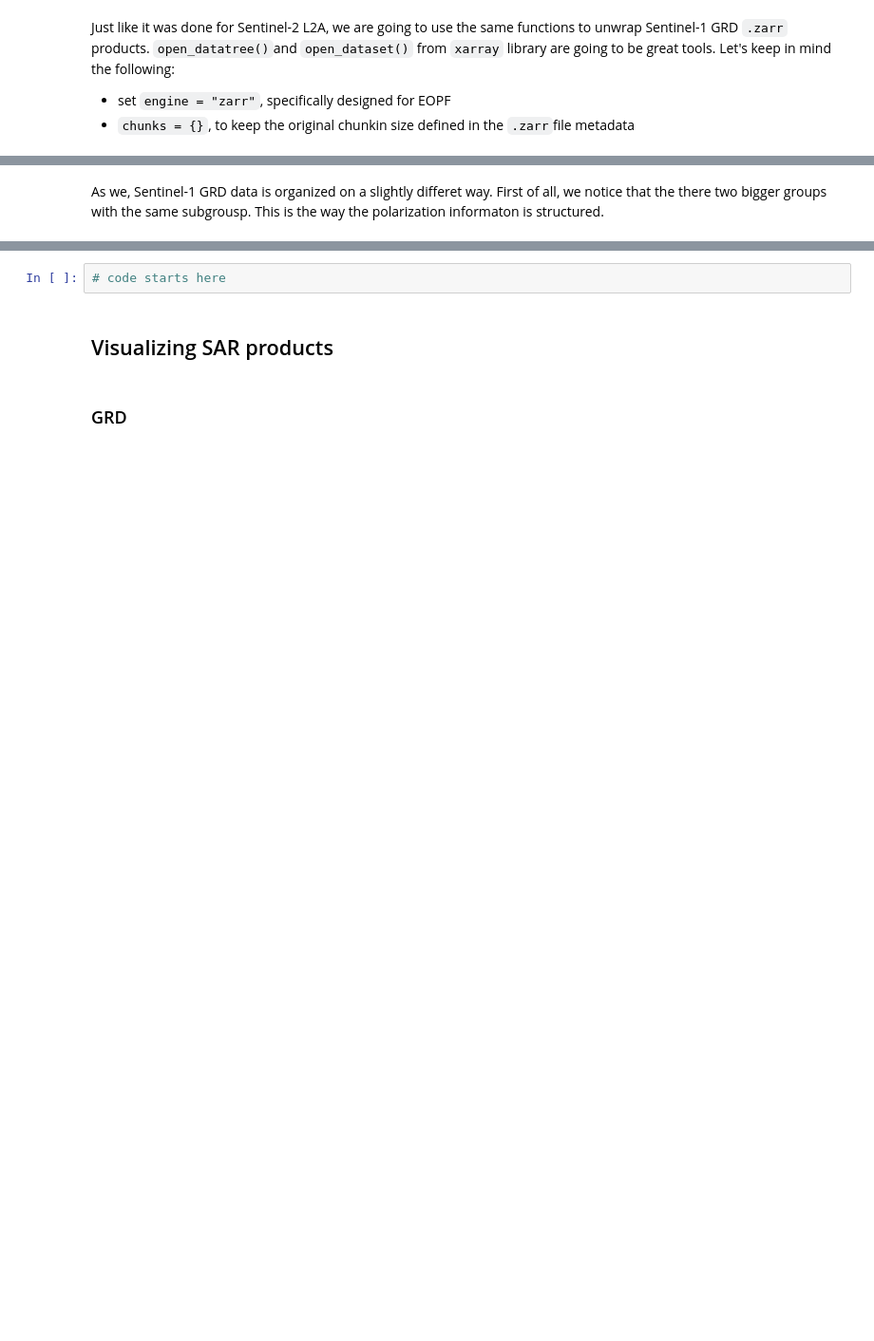
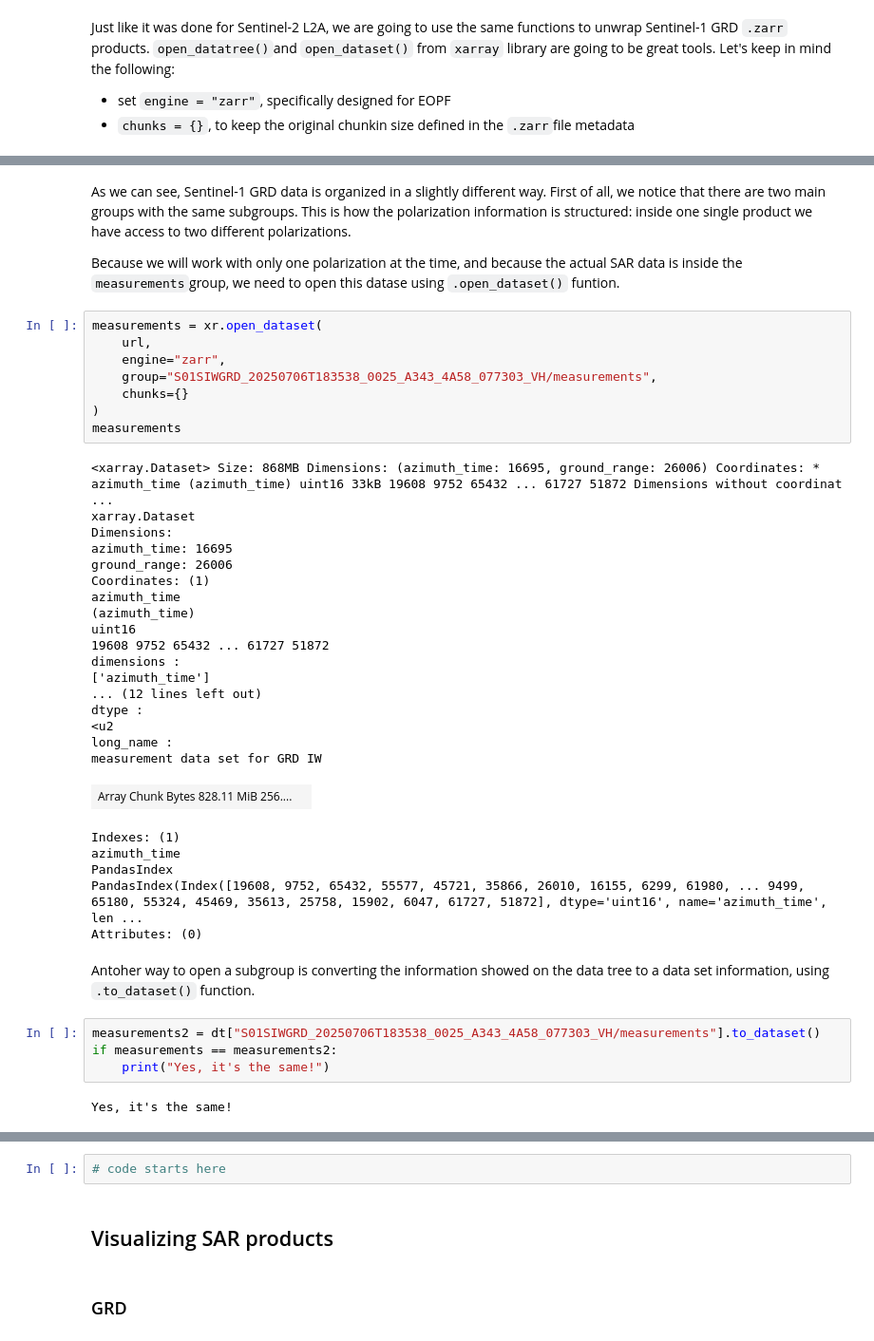
Before and after one commit to eopf-toolkit/eopf-101, a Jupyter notebook: notebook_S1/23_zarr_structure_S1GRD.ipynb, the cells around one changed output, grey strips where cells are left out. Shown at 95% size. Cells and saved outputs as stored; diff of their text form; blank space fills up the shorter version.

```diff
--- a/notebook_S1/23_zarr_structure_S1GRD.ipynb
+++ b/notebook_S1/23_zarr_structure_S1GRD.ipynb
@@ -84,5 +86,47 @@ None
       calibration
       noise
 # %% [markdown]
-As we, Sentinel-1 GRD data is organized on a slightly differet way. First of all, we notice that the there two bigger groups with the same subgrousp. This is the way the polarization informaton is structured.
+As we can see, Sentinel-1 GRD data is organized in a slightly different way. First of all, we notice that there are two main groups with the same subgroups. This is how the polarization information is structured: inside one single product we have access to two different polarizations.
+
+Because we will work with only one polarization at the time, and because the actual SAR data is inside the `measurements`group, we need to open this datase using `.open_dataset()` funtion.
+# %%
+measurements = xr.open_dataset(
+    url,
+    engine="zarr",
+    group="S01SIWGRD_20250706T183538_0025_A343_4A58_077303_VH/measurements",
+    chunks={}
+)
+measurements
+# %% [output]
+<xarray.Dataset> Size: 868MB Dimensions: (azimuth_time: 16695, ground_range: 26006) Coordinates: * azimuth_time (azimuth_time) uint16 33kB 19608 9752 65432 ... 61727 51872 Dimensions without coordinat ...
+xarray.Dataset
+Dimensions:
+azimuth_time: 16695
+ground_range: 26006
+Coordinates: (1)
+azimuth_time
+(azimuth_time)
+uint16
+19608 9752 65432 ... 61727 51872
+dimensions :
+['azimuth_time']
+... (12 lines left out)
+dtype :
+<u2
+long_name :
+measurement data set for GRD IW
+| Array Chunk Bytes 828.11 MiB 256.... |  |
+Indexes: (1)
+azimuth_time
+PandasIndex
+PandasIndex(Index([19608, 9752, 65432, 55577, 45721, 35866, 26010, 16155, 6299, 61980, ... 9499, 65180, 55324, 45469, 35613, 25758, 15902, 6047, 61727, 51872], dtype='uint16', name='azimuth_time', len ...
+Attributes: (0)
+# %% [markdown]
+Antoher way to open a subgroup is converting the information showed on the data tree to a data set information, using `.to_dataset()` function.
+# %%
+measurements2 = dt["S01SIWGRD_20250706T183538_0025_A343_4A58_077303_VH/measurements"].to_dataset()
+if measurements == measurements2:
+    print("Yes, it's the same!")
+# %% [output]
+Yes, it's the same!
 # %% [markdown]
```
Also changed, not shown: parts of 7 cells of this notebook, 1 other file.
